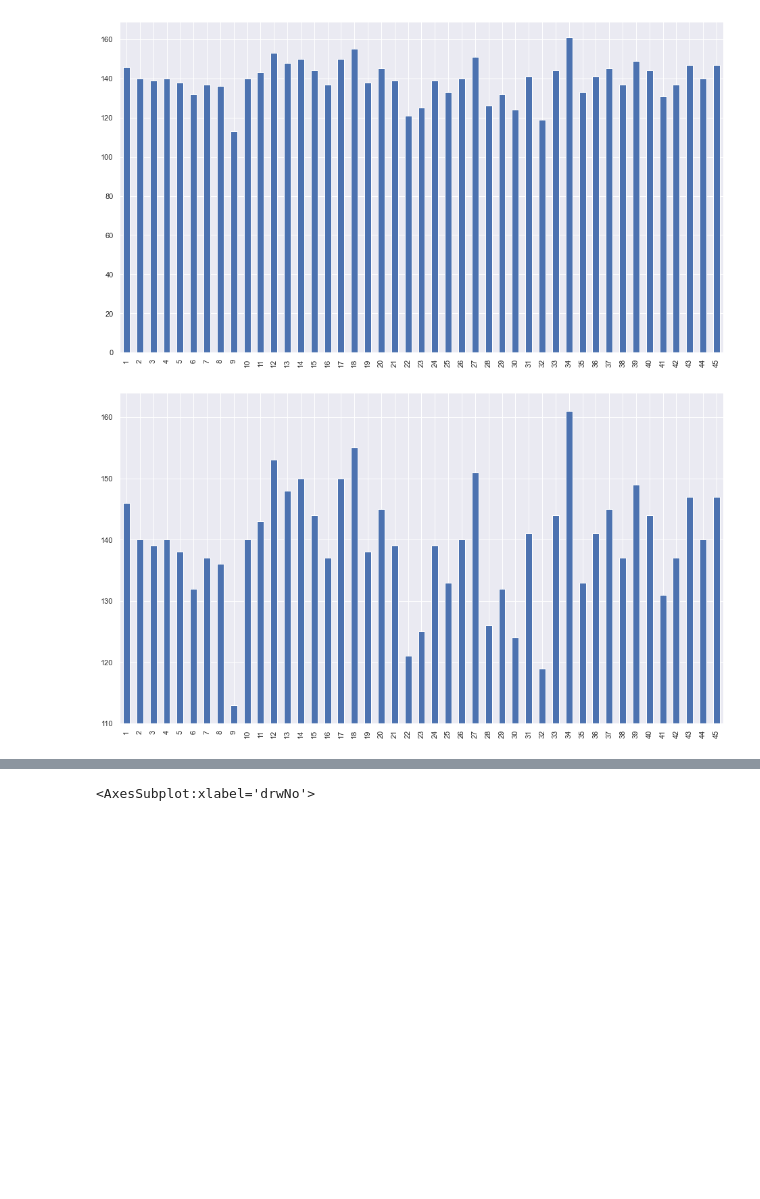
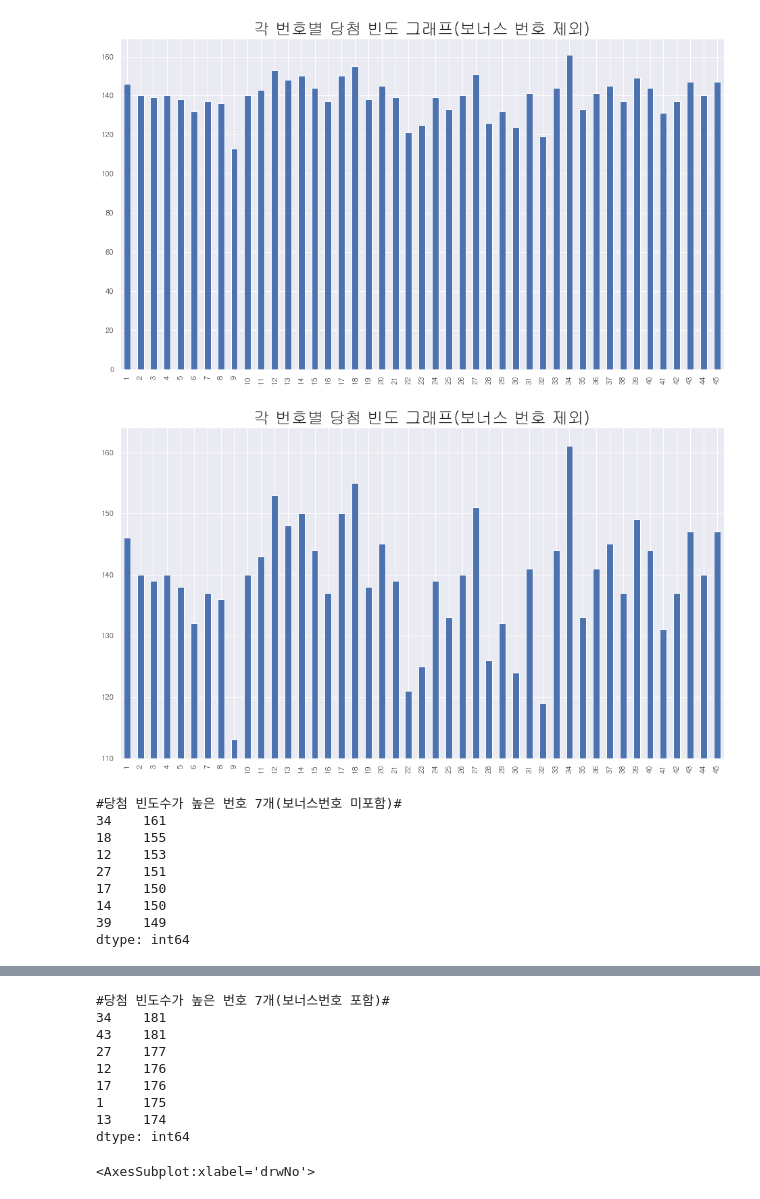
Before and after one commit to seungmin-han/bigdata_final, a Jupyter notebook: bigData_final.ipynb, the cells around one changed output, grey strips where cells are left out. Saved outputs shown, nothing was run; the diff lists cells and outputs as text; code cells hidden in the pictures; blank space fills up the shorter version.

```diff
--- a/bigData_final.ipynb
+++ b/bigData_final.ipynb
@@ -64,38 +64,60 @@ tmp3 = pd.Series(tmp2)
 
 tmp4 = pd.Series(includeBnus)
 
+from matplotlib import font_manager, rc
+font_path = "C:/Windows/Fonts/NGULIM.TTF"
+font = font_manager.FontProperties(fname=font_path).get_name()
+rc('font', family=font)
+
 # 각 번호별 당첨 빈도 그래프_1 보너스 번호 제외
 import matplotlib.pyplot as plt
 
 plt.figure(figsize=(16,9))
+plt.title('각 번호별 당첨 빈도 그래프(보너스 번호 제외)',fontsize=24)
 tmp3.plot.bar()
 plt.show()
 
 # 각 번호별 당첨 빈도 그래프_2 보너스 번호 제외
 plt.figure(figsize=(16,9))
+plt.title('각 번호별 당첨 빈도 그래프(보너스 번호 제외)',fontsize=24)
 plt.ylim(tmp3.min()-3,tmp3.max()+3)
 tmp3.plot.bar()
-
 plt.show()
 
+print('#당첨 빈도수가 높은 번호 7개(보너스번호 미포함)#')
+print(tmp3.sort_values(ascending=False)[0:7])
 
-# 각 번호별 당첨 빈도 그래프_1 보너스 번호 포함
+
+# 각 번호별 당첨 빈도 그래프_3 보너스 번호 포함
 import matplotlib.pyplot as plt
 
 plt.figure(figsize=(16,9))
+plt.title('각 번호별 당첨 빈도 그래프(보너스 번호 포함)',fontsize=24)
 tmp4.plot.bar()
 plt.show()
 
-# 각 번호별 당첨 빈도 그래프_2 보너스 번호 포함
+# 각 번호별 당첨 빈도 그래프_4 보너스 번호 포함
 plt.figure(figsize=(16,9))
+plt.title('각 번호별 당첨 빈도 그래프(보너스 번호 포함)',fontsize=24)
 plt.ylim(tmp4.min()-3,tmp4.max()+3)
 tmp4.plot.bar()
-
 plt.show()
 
+print('#당첨 빈도수가 높은 번호 7개(보너스번호 포함)#')
+print(tmp4.sort_values(ascending=False)[0:7])
 
 # 판매금액 추세 그래프
+plt.title('판매금액 추세 그래프',fontsize=40)
 tmp.plot.bar(x='drwNo',y='totSellamnt')
 # %% [output]
-[figure, old version]
+[figure, new version]
-[figure, old version]
+[figure, new version]
+#당첨 빈도수가 높은 번호 7개(보너스번호 미포함)#
+34    161
+18    155
+12    153
+27    151
+17    150
+14    150
+39    149
+dtype: int64
@@ -104 +126,10 @@ tmp.plot.bar(x='drwNo',y='totSellamnt')
-<AxesSubplot:xlabel='drwNo'>
+#당첨 빈도수가 높은 번호 7개(보너스번호 포함)#
+34    181
+43    181
+27    177
+12    176
+17    176
+1     175
+13    174
+dtype: int64
+<AxesSubplot:xlabel='drwNo'>
```
Also changed, not shown: parts of 1 cell of this notebook.
